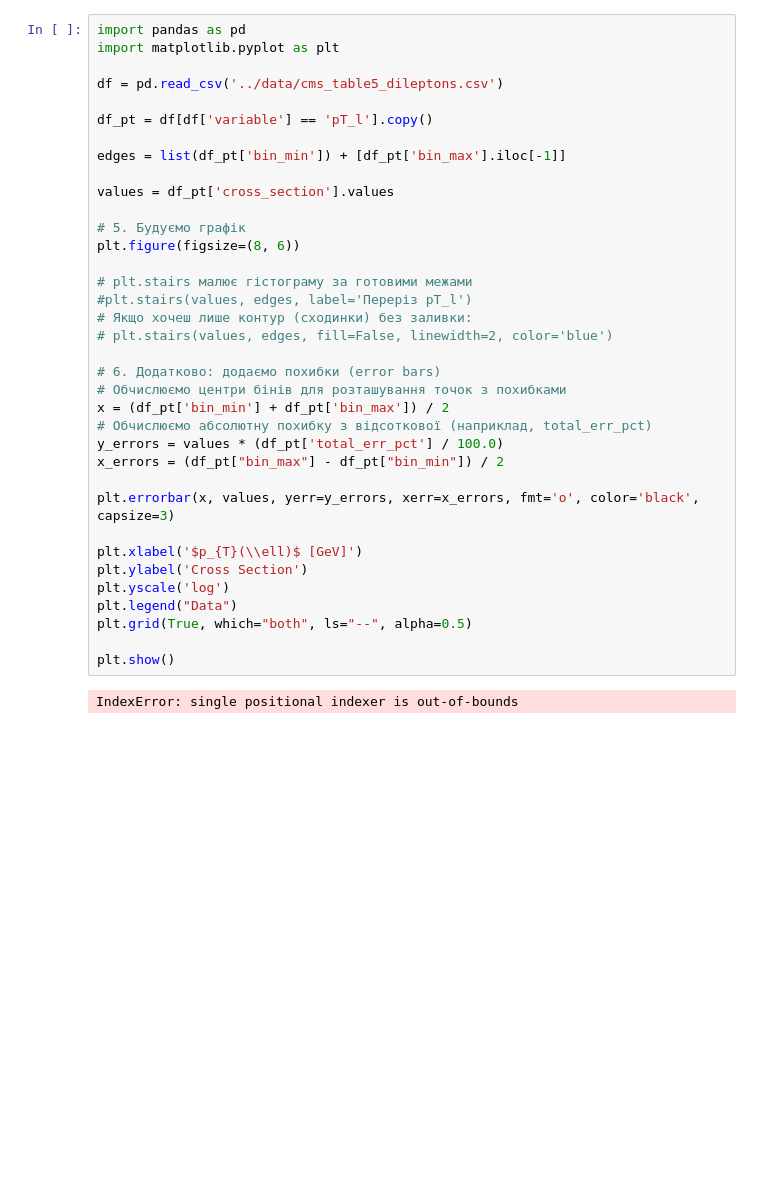
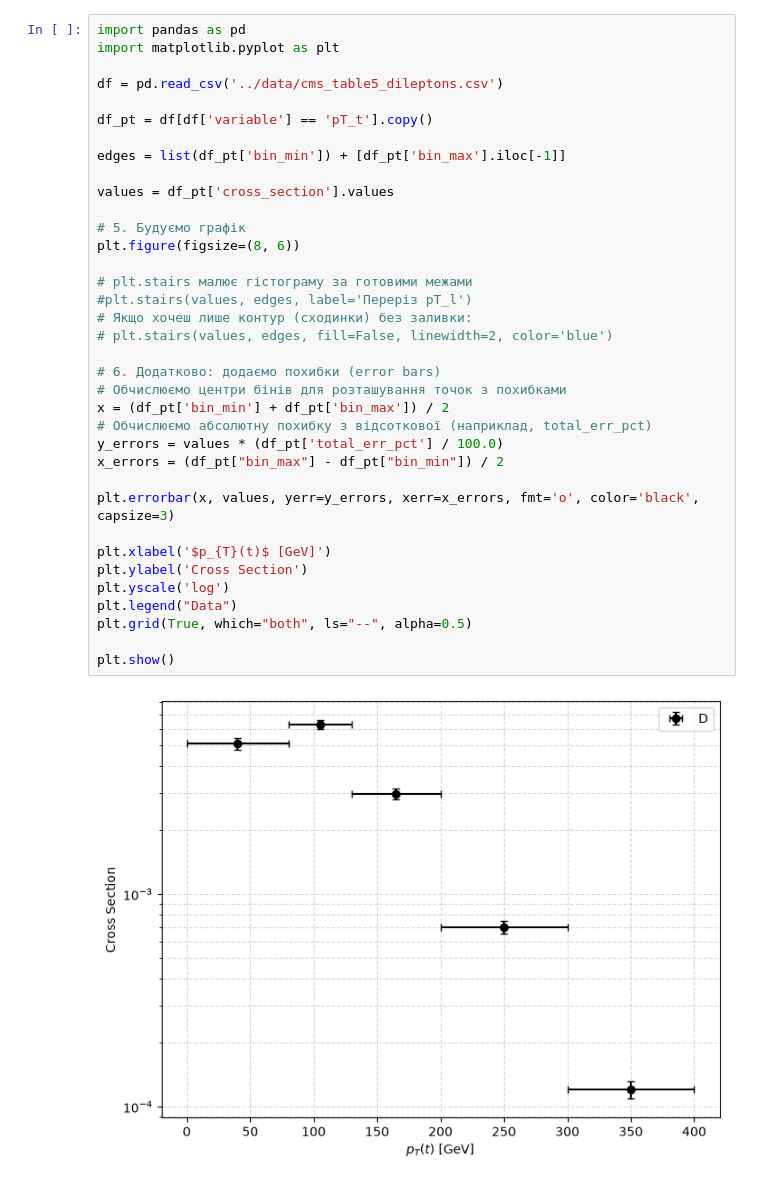
Before and after one commit to Lum1narr/cms-ttbar-analysis, a Jupyter notebook: dilepton/src/main.ipynb, the cells around one changed output. Cells and saved outputs as stored; diff of their text form; blank space fills up the shorter version.

```diff
--- a/dilepton/src/main.ipynb
+++ b/dilepton/src/main.ipynb
@@ -4,35 +4,35 @@ import matplotlib.pyplot as plt
 
 df = pd.read_csv('../data/cms_table5_dileptons.csv')
 
-df_pt = df[df['variable'] == 'pT_l'].copy()
+df_pt = df[df['variable'] == 'pT_t'].copy()
 
 edges = list(df_pt['bin_min']) + [df_pt['bin_max'].iloc[-1]]
 
 values = df_pt['cross_section'].values
 
 # 5. Будуємо графік
 plt.figure(figsize=(8, 6))
 
 # plt.stairs малює гістограму за готовими межами
 #plt.stairs(values, edges, label='Переріз pT_l')
 # Якщо хочеш лише контур (сходинки) без заливки:
 # plt.stairs(values, edges, fill=False, linewidth=2, color='blue')
 
 # 6. Додатково: додаємо похибки (error bars)
 # Обчислюємо центри бінів для розташування точок з похибками
 x = (df_pt['bin_min'] + df_pt['bin_max']) / 2
 # Обчислюємо абсолютну похибку з відсоткової (наприклад, total_err_pct)
 y_errors = values * (df_pt['total_err_pct'] / 100.0)
 x_errors = (df_pt["bin_max"] - df_pt["bin_min"]) / 2
 
 plt.errorbar(x, values, yerr=y_errors, xerr=x_errors, fmt='o', color='black', capsize=3)
 
-plt.xlabel('$p_{T}(\\ell)$ [GeV]')
+plt.xlabel('$p_{T}(t)$ [GeV]')
 plt.ylabel('Cross Section')
 plt.yscale('log')
 plt.legend("Data")
 plt.grid(True, which="both", ls="--", alpha=0.5)
 
 plt.show()
 # %% [output]
-IndexError: single positional indexer is out-of-bounds
+[figure, added]
```
